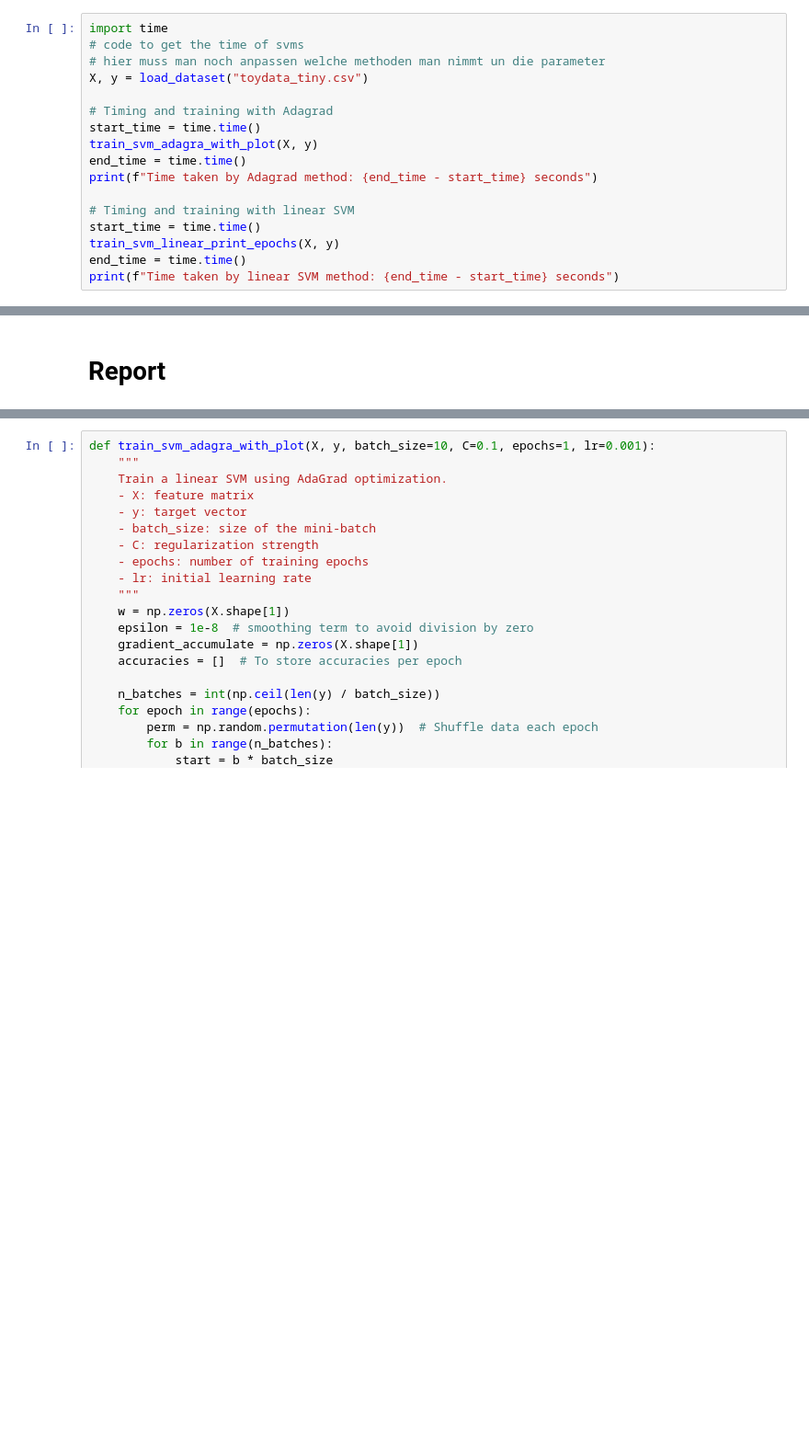
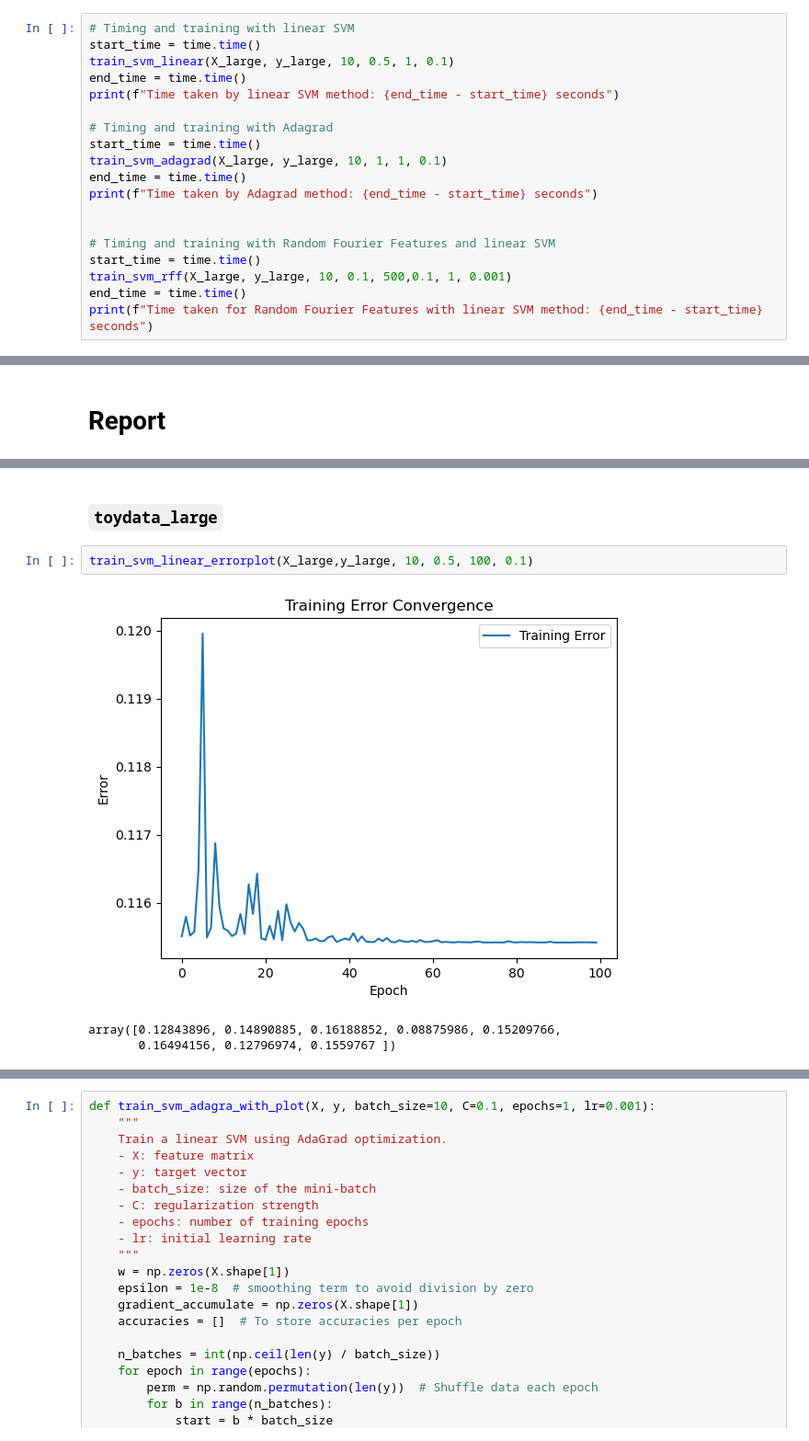
Before and after one commit to nks84/mma_pa1, a Jupyter notebook: pa2/submission_2_point_0.ipynb, the cells around one changed output, grey strips where cells are left out. Shown at 92% size. Drawn from its saved outputs; the diff is of its cells as text; blank space fills up the shorter version.

```diff
--- a/pa2/submission_2_point_0.ipynb
+++ b/pa2/submission_2_point_0.ipynb
@@ -686,17 +727,19 @@ y shape:  (200,)
 # %%
-import time
-# code to get the time of svms
-# hier muss man noch anpassen welche methoden man nimmt un die parameter
-X, y = load_dataset("toydata_tiny.csv")
+# Timing and training with linear SVM
+start_time = time.time()
+train_svm_linear(X_large, y_large, 10, 0.5, 1, 0.1)
+end_time = time.time()
+print(f"Time taken by linear SVM method: {end_time - start_time} seconds")
 
 # Timing and training with Adagrad
 start_time = time.time()
-train_svm_adagra_with_plot(X, y)
+train_svm_adagrad(X_large, y_large, 10, 1, 1, 0.1)
 end_time = time.time()
 print(f"Time taken by Adagrad method: {end_time - start_time} seconds")
 
-# Timing and training with linear SVM
+
+# Timing and training with Random Fourier Features and linear SVM
 start_time = time.time()
-train_svm_linear_print_epochs(X, y)
+train_svm_rff(X_large, y_large, 10, 0.1, 500,0.1, 1, 0.001)
 end_time = time.time()
-print(f"Time taken by linear SVM method: {end_time - start_time} seconds")
+print(f"Time taken for Random Fourier Features with linear SVM method: {end_time - start_time} seconds")
@@ -719,0 +851,8 @@ print(f"Time taken by linear SVM method: {end_time - start_time} seconds")
+# %% [markdown]
+### **`toydata_large`**
+# %%
+train_svm_linear_errorplot(X_large,y_large, 10, 0.5, 100, 0.1)
+# %% [output]
+[figure, added]
+array([0.12843896, 0.14890885, 0.16188852, 0.08875986, 0.15209766,
+       0.16494156, 0.12796974, 0.1559767 ])
```
Also changed, not shown: parts of 18 cells of this notebook, 1 other file.
